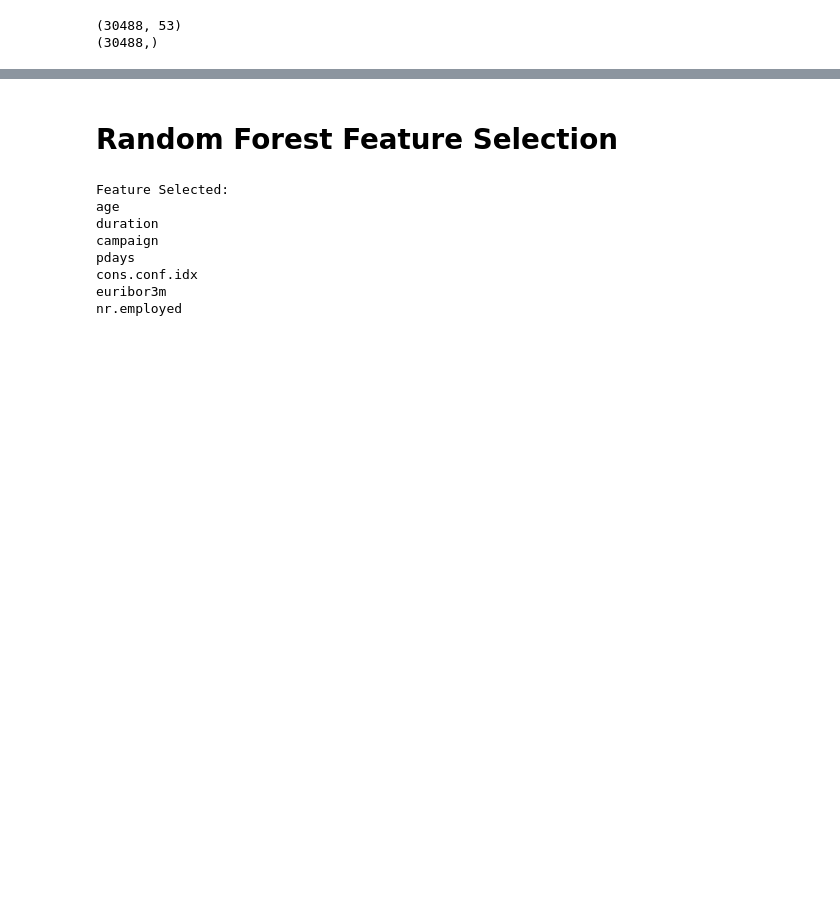
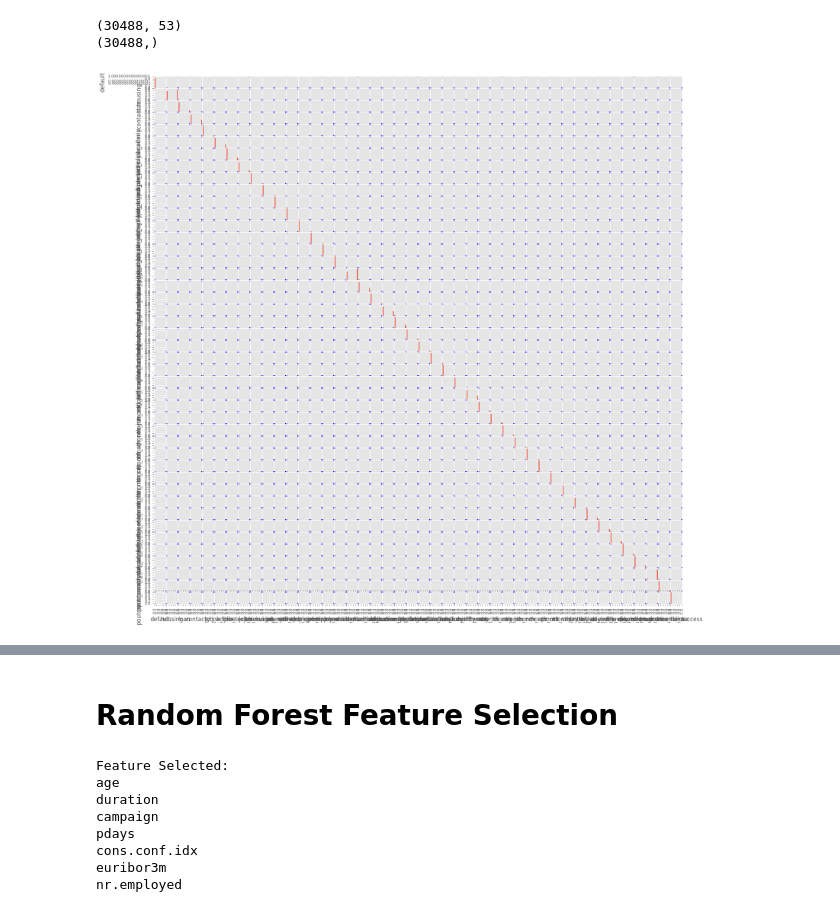
Before and after one commit to ChessyHsu/Statistical-Learning, a Jupyter notebook: Final/bank.ipynb, the cells around one changed output, grey strips where cells are left out. Cells and saved outputs as stored; diff of their text form; code cells hidden in the pictures; blank space fills up the shorter version.

```diff
--- a/Final/bank.ipynb
+++ b/Final/bank.ipynb
@@ -220,3 +240,16 @@ print(Y_train.shape)
 # %% [output]
 (30488, 53)
 (30488,)
+# %%
+from pandas.plotting import scatter_matrix
+import matplotlib.pyplot as plt
+plt.style.use('ggplot')
+# t = pd.DataFrame(train_nonull, columns = ['age','pdays', 'duration', 'campaign','cons.conf.idx','euribor3m','nr.employed','y'])
+# attributes=['age','pdays', 'duration', 'campaign','cons.conf.idx','euribor3m','nr.employed','y']
+# data2 = {'A': ['a', 'b', 'c', 'd', 'e', 'f'],'E': [42, 52, 31, 2, 62, 70]}
+# df2 = pd.DataFrame(data2, columns = ['A', 'E'])
+attributes=train_nonull.columns.values
+scatter_matrix(train_nonull[attributes[:]], figsize = (20, 20))
+plt.show()
+# %% [output]
+[figure, added]
```
Also changed, not shown: parts of 3 cells of this notebook.
